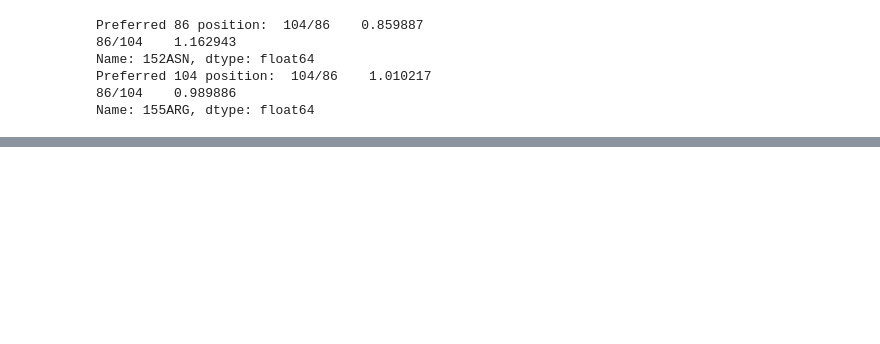
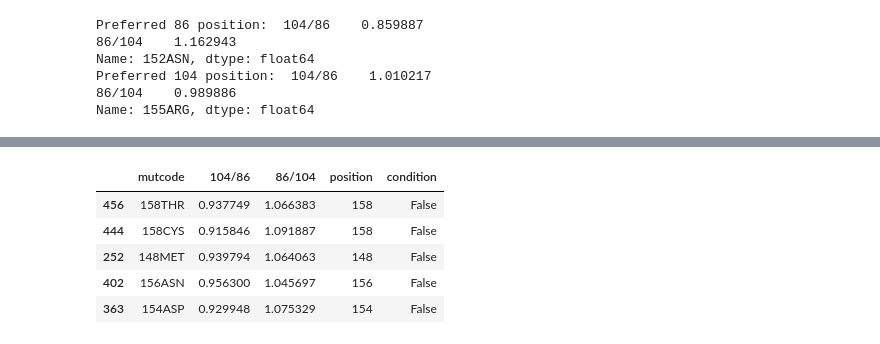
Before and after one commit to c-bun/rosetta-tacc, a Jupyter notebook: notebooks/compare86_104.ipynb, the cells around one changed output, grey strips where cells are left out. Cells and saved outputs as stored; diff of their text form; code cells hidden in the pictures; blank space fills up the shorter version.

```diff
--- a/notebooks/compare86_104.ipynb
+++ b/notebooks/compare86_104.ipynb
@@ -83,0 +90,22 @@ pn.options.figure_size = (10, 6)
+# %%
+def is_WT(mutcode):
+    position = int(mutcode[:-3])-1 #must change to 0 indexing
+    aa = mutcode[-3:]
+    one_letter = AA_CODE[aa]
+    if one_letter == LBIT_SEQUENCE[position]:
+        return True
+        #return 'positive'
+    else:
+        return False
+        #return 'experimental'
+
+preferences = preferences.reset_index()
+preferences['condition'] = preferences['mutcode'].apply(is_WT)
+preferences.sample(5)
+# %% [output]
+|  | mutcode | 104/86 | 86/104 | position | condition |
+| 456 | 158THR | 0.937749 | 1.066383 | 158 | False |
+| 444 | 158CYS | 0.915846 | 1.091887 | 158 | False |
+| 252 | 148MET | 0.939794 | 1.064063 | 148 | False |
+| 402 | 156ASN | 0.956300 | 1.045697 | 156 | False |
+| 363 | 154ASP | 0.929948 | 1.075329 | 154 | False |
```
Also changed, not shown: parts of 6 cells of this notebook, 3 other files.
